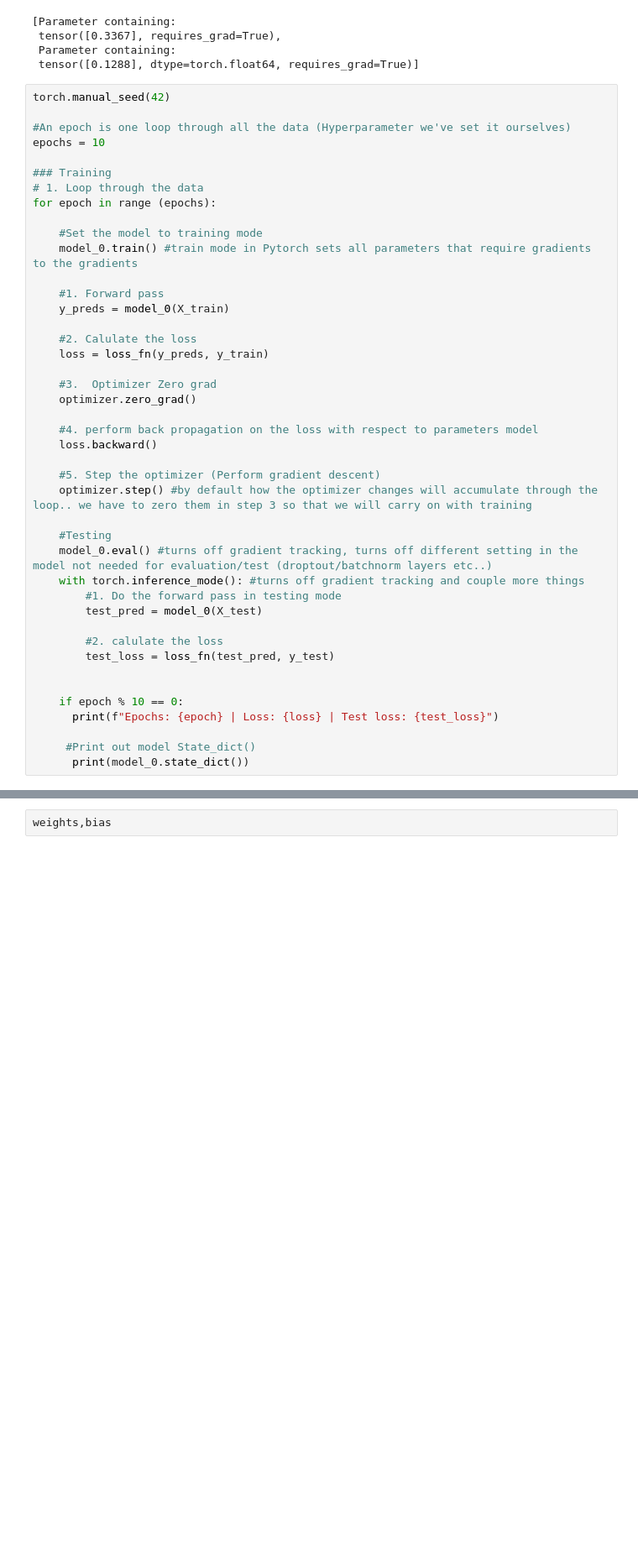
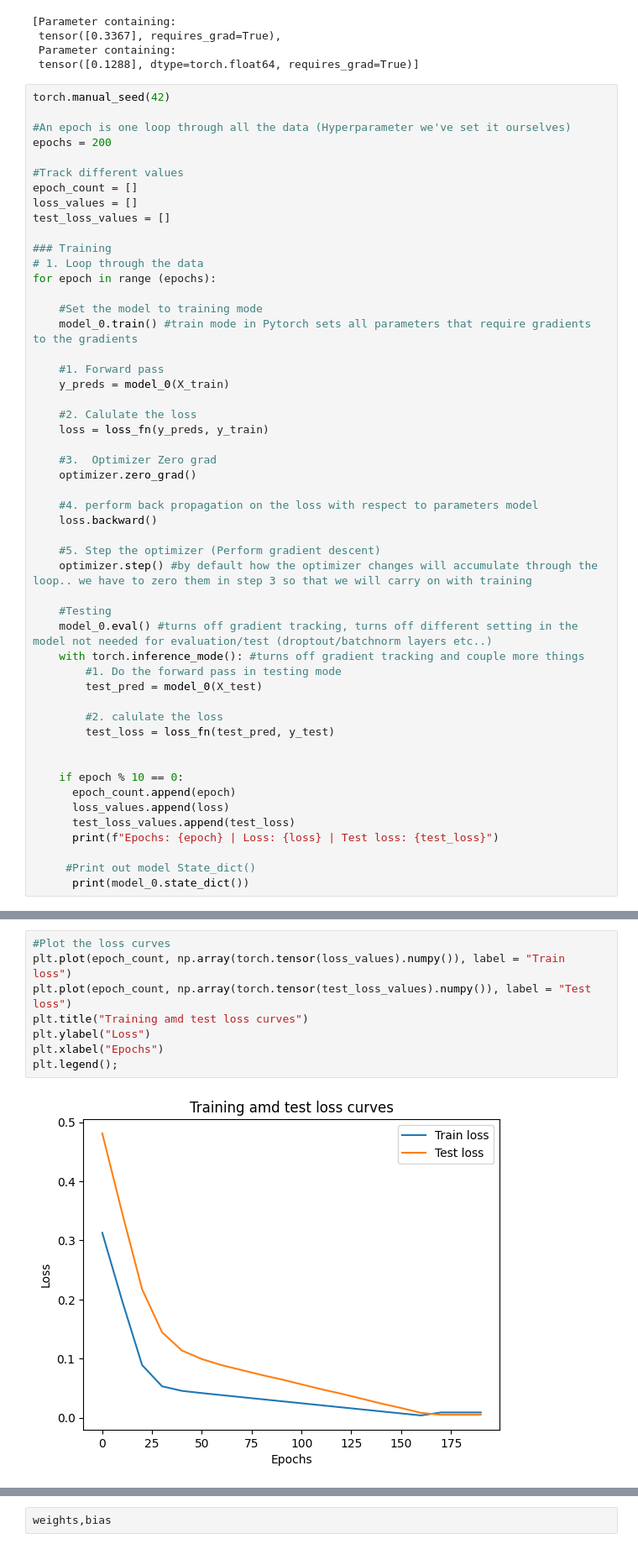
Before and after one commit to deepakrajteekaraman5/Pytorch, a Jupyter notebook: pytorch_workflow.ipynb, the cells around one changed output, grey strips where cells are left out. Shown: that part at 84% size. Drawn from its saved outputs; the diff is of its cells as text; blank space fills up the shorter version.

```diff
--- a/pytorch_workflow.ipynb
+++ b/pytorch_workflow.ipynb
@@ -261,7 +261,12 @@ list(model_0.parameters())
 torch.manual_seed(42)
 
 #An epoch is one loop through all the data (Hyperparameter we've set it ourselves)
-epochs = 10
+epochs = 200
+
+#Track different values
+epoch_count = []
+loss_values = []
+test_loss_values = []
 
 ### Training
 # 1. Loop through the data
@@ -296,6 +301,9 @@ for epoch in range (epochs):
 
 
     if epoch % 10 == 0:
+      epoch_count.append(epoch)
+      loss_values.append(loss)
+      test_loss_values.append(test_loss)
       print(f"Epochs: {epoch} | Loss: {loss} | Test loss: {test_loss}")
 
      #Print out model State_dict()
@@ -306,3 +337,13 @@ OrderedDict([('weights', tensor([0.6654])), ('bias', tensor([0.3143], dtype=torc
+# %%
+#Plot the loss curves
+plt.plot(epoch_count, np.array(torch.tensor(loss_values).numpy()), label = "Train loss")
+plt.plot(epoch_count, np.array(torch.tensor(test_loss_values).numpy()), label = "Test loss")
+plt.title("Training amd test loss curves")
+plt.ylabel("Loss")
+plt.xlabel("Epochs")
+plt.legend();
+# %% [output]
+[figure, added]
 # %%
 model_0.state_dict()
 # %% [output]
```
Also changed, not shown: parts of 4 cells of this notebook.
